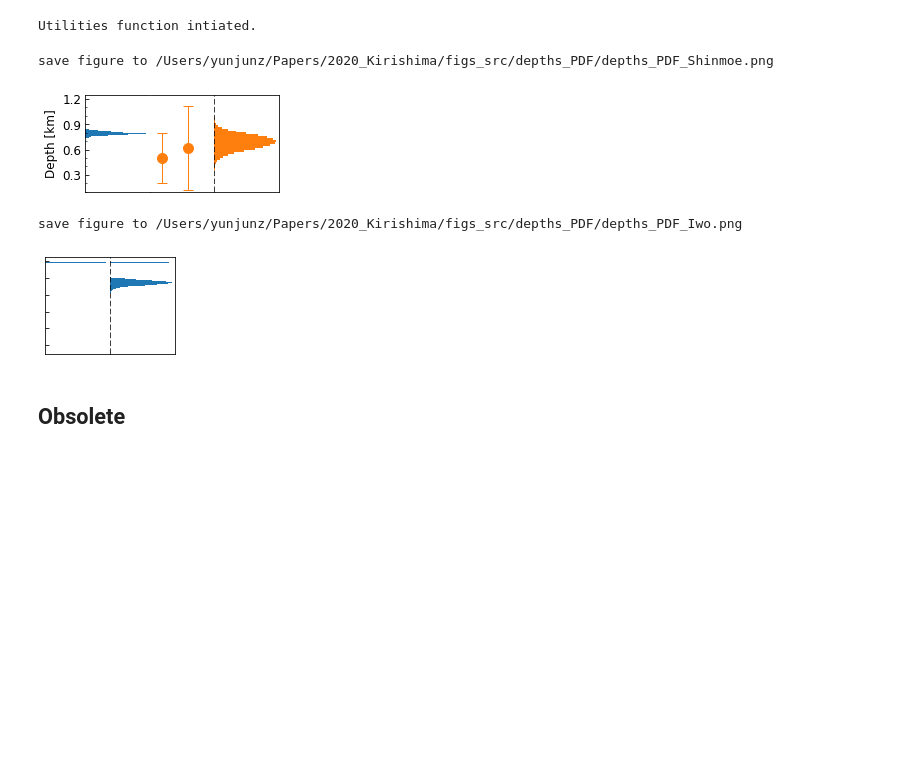
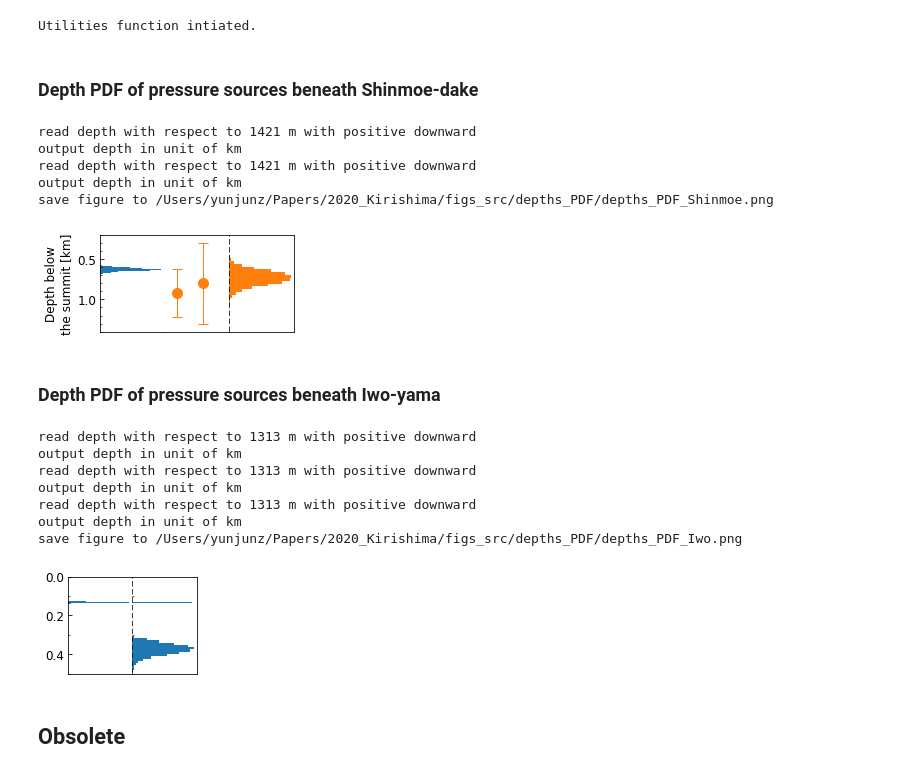
Before and after one commit to geodesymiami/2021-Kirishima, a Jupyter notebook: Fig_4_depths_PDF.ipynb, the cells around one changed output. Saved outputs shown, nothing was run; the diff lists cells and outputs as text; code cells hidden in the pictures; blank space fills up the shorter version.

Commit message:
update fig 4 ab
rename GBIS to model

```diff
--- a/Fig_4_depths_PDF.ipynb
+++ b/Fig_4_depths_PDF.ipynb
@@ -59,35 +66,38 @@ model_code2name = {
 print('Utilities function intiated.')
 # %% [output]
 Utilities function intiated.
+# %% [markdown]
+### Depth PDF of pressure sources beneath Shinmoe-dake
 # %%
 ## plot
-inv_dir = os.path.expanduser('~/Papers/2020_Kirishima/figs_src/GBIS')
+refH = 1421  #height of Shinmoe-dake in m
+inv_dir = os.path.expanduser('~/Papers/2020_Kirishima/figs_src/data/GBIS')
 inv_files = [os.path.join(inv_dir, i) for i in ['Shinmoe2008post/invert_1_2_C/invert_1_2_C.mat',
                                                 'Shinmoe2017pre/invert_1_2_T/invert_1_2_T.mat']]
 ds_names = [os.path.splitext(os.path.basename(i))[0] for i in inv_files]
 m_codes = [i.split('invert_1_2_')[1].split('_')[-1] for i in ds_names]
-par_names = ['{} Depth'.format(model_code2name[i]) for i in m_codes]
 
 fig, axs = plt.subplots(nrows=1, ncols=3, figsize=[3, 1.5])
 # 2008-2010 and 2014-2017
 for i, ax in enumerate([axs[0], axs[2]]):
-    depths, depthO, dmin, dmax = read_GBIS_depth(inv_files[i], par_name=par_names[i], burning=3e4, scale=0.001)
-    ax.hist(depths, bins=30, range=(dmin, dmax), color=pp.mplColors[i], orientation='horizontal', density=True)
+    depths, depthO, dmin, dmax = read_GBIS_depth(inv_files[i], m_codes[i], burning=3e4, ref_height=refH)
+    ax.hist(depths, bins=20, range=(dmin, dmax), color=pp.mplColors[i], orientation='horizontal', density=True)
 # 2011-2013 from other literacture
 ax = axs[1]
 kwargs = dict(fmt='o', fillstyle='full', ms='10', color=pp.mplColors[1], elinewidth=1, capsize=5)
-ax.errorbar(x=0.2, y=0.50, yerr=0.3, **kwargs)
-ax.errorbar(x=0.6, y=0.62, yerr=0.5, **kwargs)
+ax.errorbar(x=0.2, y=refH/1000-0.500, yerr=0.300, **kwargs)
+ax.errorbar(x=0.6, y=refH/1000-0.620, yerr=0.500, **kwargs)
 ax.set_xlim(0,1)
 
 # axis format
 for ax in axs:
     ax.tick_params(which='both', direction='in', labelsize=font_size, bottom=False, top=False, left=True, right=False)
-    ax.yaxis.set_major_locator(ticker.MultipleLocator(0.3))
+    ax.yaxis.set_major_locator(ticker.MultipleLocator(0.500))
     ax.set_xticks([])
-    ax.set_ylim(0.10, 1.25)
-axs[0].yaxis.set_minor_locator(ticker.MultipleLocator(0.1))
-axs[0].set_ylabel('Depth [km]', fontsize=font_size)
+    ax.invert_yaxis()
+    ax.set_ylim(1.400, 0.200)
+axs[0].yaxis.set_minor_locator(ticker.MultipleLocator(0.100))
+axs[0].set_ylabel('Depth below\nthe summit [km]', fontsize=font_size)
 for ax in axs[0:2]:
     ax.spines['right'].set_visible(False)
     ax.tick_params(right=False)
@@ -100,51 +110,65 @@ fig.subplots_adjust(wspace=0, left=0.05, right=0.95, top=0.95, bottom=0.05)
 
 # output
 out_file = os.path.abspath('depths_PDF_Shinmoe.png')
-#plt.savefig(out_file, bbox_inches='tight', transparent=True, dpi=fig_dpi)
+plt.savefig(out_file, bbox_inches='tight', transparent=True, dpi=fig_dpi)
 print('save figure to', out_file)
 plt.show()
 # %% [output]
+read depth with respect to 1421 m with positive downward
+output depth in unit of km
+read depth with respect to 1421 m with positive downward
+output depth in unit of km
 save figure to /Users/yunjunz/Papers/2020_Kirishima/figs_src/depths_PDF/depths_PDF_Shinmoe.png
-[figure, old version]
+[figure, new version]
+# %% [markdown]
+### Depth PDF of pressure sources beneath Iwo-yama
 # %%
 # inversion dataset
-inv_res_dir = os.path.expanduser('~/Papers/2020_Kirishima/figs_src/GBIS')
+refH = 1313 #height of Iwo-yama in m
+inv_res_dir = os.path.expanduser('~/Papers/2020_Kirishima/figs_src/data/GBIS')
 inv_files = [os.path.join(inv_dir, i) for i in ['Iwo2017pre/invert_1_2_C/invert_1_2_C.mat',
                                                 'Iwo2017post/invert_1_2_C_C2/invert_1_2_C_C2.mat']]
 ds_names = [os.path.splitext(os.path.basename(i))[0] for i in inv_files]
 m_codes = [i.split('invert_1_2_')[1].split('_')[-1] for i in ds_names]
-par_names = ['{} Depth'.format(model_code2name[i]) for i in m_codes]
 
 # plot
 fig, axs = plt.subplots(nrows=1, ncols=2, figsize=[2, 1.5], sharey=True)
 for i, ax in enumerate(axs):
-    depths, depthO, dmin, dmax = read_GBIS_depth(inv_files[i], par_name=par_names[i], burning=3e4, scale=0.001)
+    depths, depthO, dmin, dmax = read_GBIS_depth(inv_files[i], m_codes[i], burning=3e4, ref_height=refH)
     ax.hist(depths, bins=20, range=(dmin, dmax), color=pp.mplColors[0], orientation='horizontal', density=True)
     if ds_names[i] == 'invert_1_2_C_C2':
-        depthO = read_GBIS_depth(inv_files[i], par_name='CDMN Depth', burning=3e4, scale=0.001)[1]
+        depthO = read_GBIS_depth(inv_files[i], 'C', burning=3e4, ref_height=refH)[1]
         ax.axhline(y=depthO, xmax=0.9, c=pp.mplColors[0], linestyle='-', linewidth=1)
 
 # axis format
 for ax in axs:
     ax.tick_params(which='both', direction='in', labelsize=font_size, bottom=False, top=False, left=True, right=False)
     ax.yaxis.set_major_locator(ticker.MultipleLocator(0.200))
     ax.set_xticks([])
-    ax.set_ylim(0.10, 1.25)
+    ax.invert_yaxis()
+    ax.set_ylim(0.5, 0.0)
+axs[0].yaxis.set_minor_locator(ticker.MultipleLocator(0.100))
 axs[0].spines['right'].set_visible(False)
-axs[0].tick_params(labelleft=False)
+#axs[0].tick_params(labelleft=True)
 axs[1].tick_params(left=False)
 axs[1].spines['left'].set_visible(False)
 axs[1].plot((0,0), (0,1), '--', transform=axs[1].transAxes, color='k')
 fig.subplots_adjust(wspace=0, left=0.05, right=0.95, top=0.95, bottom=0.05)
 
 # output
 out_file = os.path.abspath('depths_PDF_Iwo.png')
-#plt.savefig(out_file, bbox_inches='tight', transparent=True, dpi=fig_dpi)
+plt.savefig(out_file, bbox_inches='tight', transparent=True, dpi=fig_dpi)
 print('save figure to', out_file)
 plt.show()
 # %% [output]
+read depth with respect to 1313 m with positive downward
+output depth in unit of km
+read depth with respect to 1313 m with positive downward
+output depth in unit of km
+read depth with respect to 1313 m with positive downward
+output depth in unit of km
 save figure to /Users/yunjunz/Papers/2020_Kirishima/figs_src/depths_PDF/depths_PDF_Iwo.png
-[figure, old version]
+[figure, new version]
 # %% [markdown]
 ## Obsolete
 # %%
```
Also changed, not shown: parts of 3 cells of this notebook, 5 other files.
